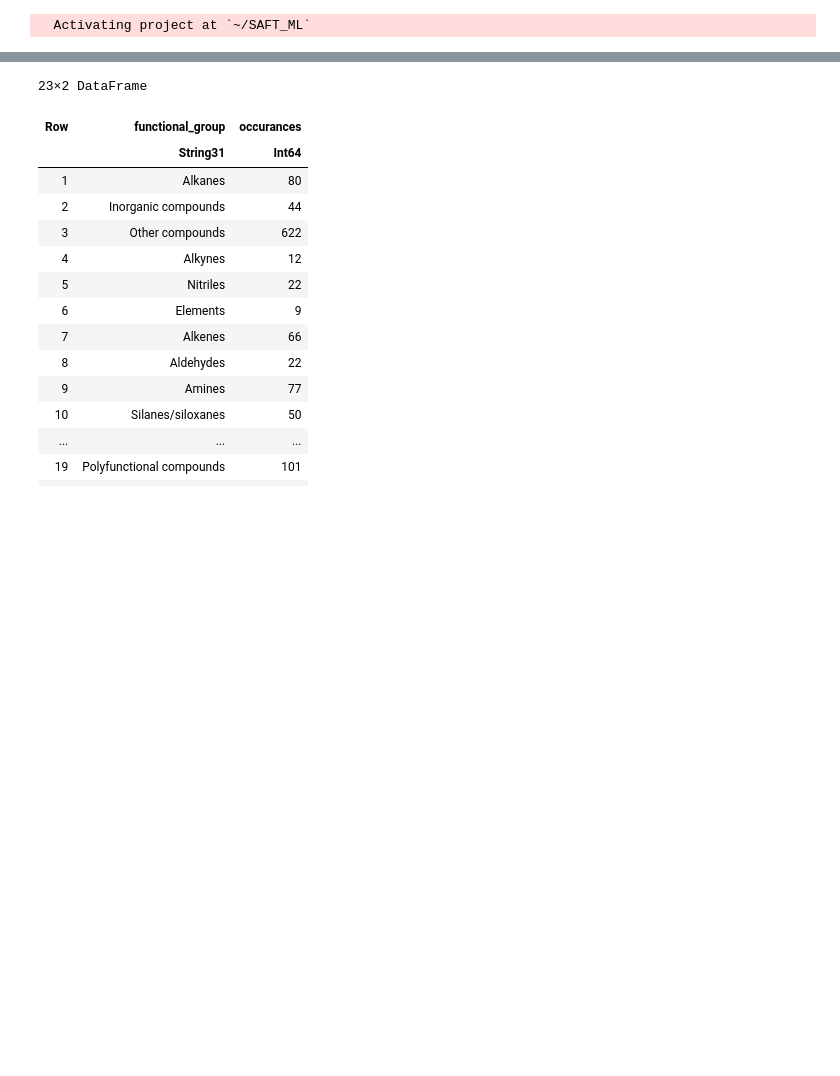
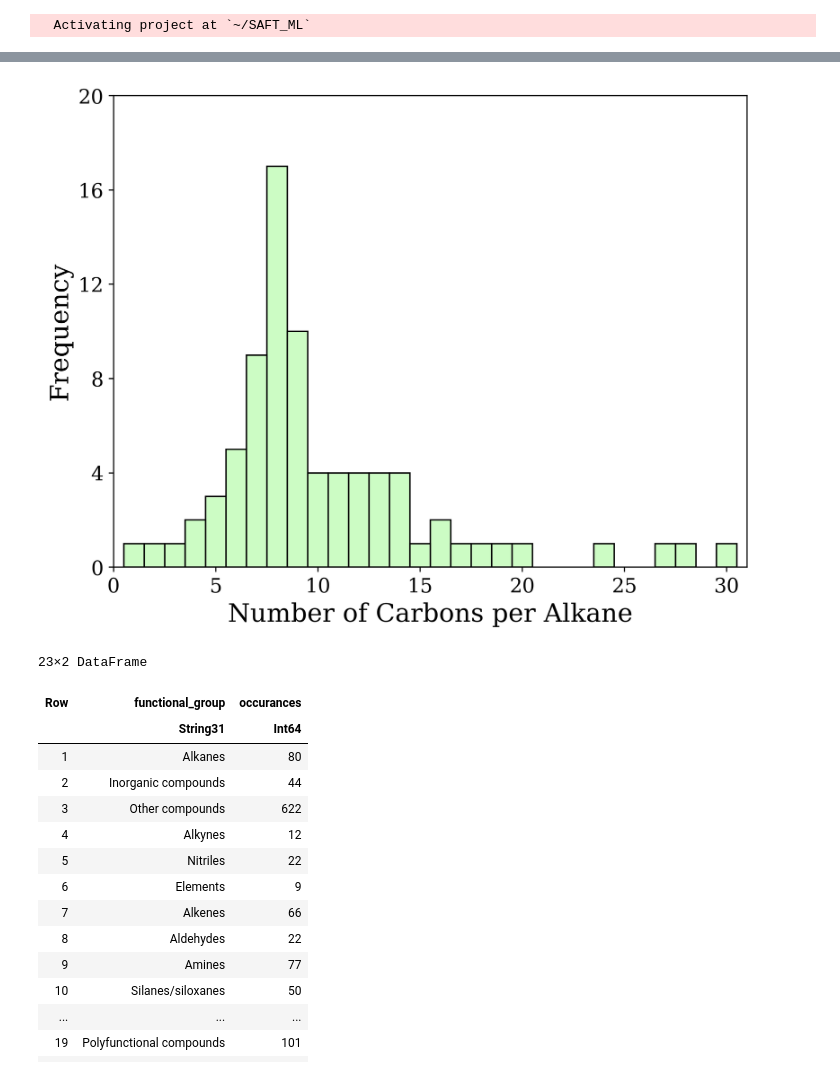
Before and after one commit to lucpaoli/SAFT_ML, a Jupyter notebook: pcpsaft_params/training_data_open_and_analysis.ipynb, the cells around one changed output, grey strips where cells are left out. Cells and saved outputs as stored; diff of their text form; code cells hidden in the pictures; blank space fills up the shorter version.

```diff
--- a/pcpsaft_params/training_data_open_and_analysis.ipynb
+++ b/pcpsaft_params/training_data_open_and_analysis.ipynb
@@ -73,3 +73,43 @@ Any[5, 16, 20, 12, 24, 28, 8, 17, 30, 1, 19, 6, 11, 9, 14, 3, 7, 4, 13, 15, 2, 1
+# %%
+using PyPlot
+
+count_per_row = []
+
+for i in 1:nrow(training_data_alkanes)
+    push!(count_per_row, count(c -> c == 'C', training_data_alkanes[i, :isomeric_SMILES]))
+end
+
+counts_dict = Dict{Any, Int}()
+for value in count_per_row
+    counts_dict[value] = get(counts_dict, value, 0) + 1
+end
+
+counts_vector = collect(values(counts_dict))
+values_vector = collect(keys(counts_dict))
+
+plt.figure(figsize=(8, 6), dpi=400)
+
+matplotlib.font_manager[:findfont]("DejaVu Serif") !== nothing || PyCall.pyimport_conda("matplotlib", "matplotlib", "conda-forge")
+rc("font", family="DejaVu Serif")
+
+plt.bar(values_vector, counts_vector, width=1, color="#CCFCC4", edgecolor="black")
+plt.xlabel("Number of Carbons per Alkane",fontsize=18)
+plt.ylabel("Frequency",fontsize=18)
+plt.xlim([0,31])
+plt.ylim([0,20])
+plt.yticks([0,4,8,12,16,20],fontsize=14)
+plt.xticks(fontsize=14)
+# title("Alkane Carbon Count")
+
+# font = Dict("family" => "serif")
+# rc("font", **font)
+# xlim(0, 31)
+# ylim(0, 20)
+# xticks(1:31)
+
+show()
+# %% [output]
+[figure, added]
 # %%
 # Check number of functional groups in dataset & number of species per fucntional group
 unique_values = unique(training_data[!, :family])
```
Also changed, not shown: parts of 2 cells of this notebook, 6 other files.
